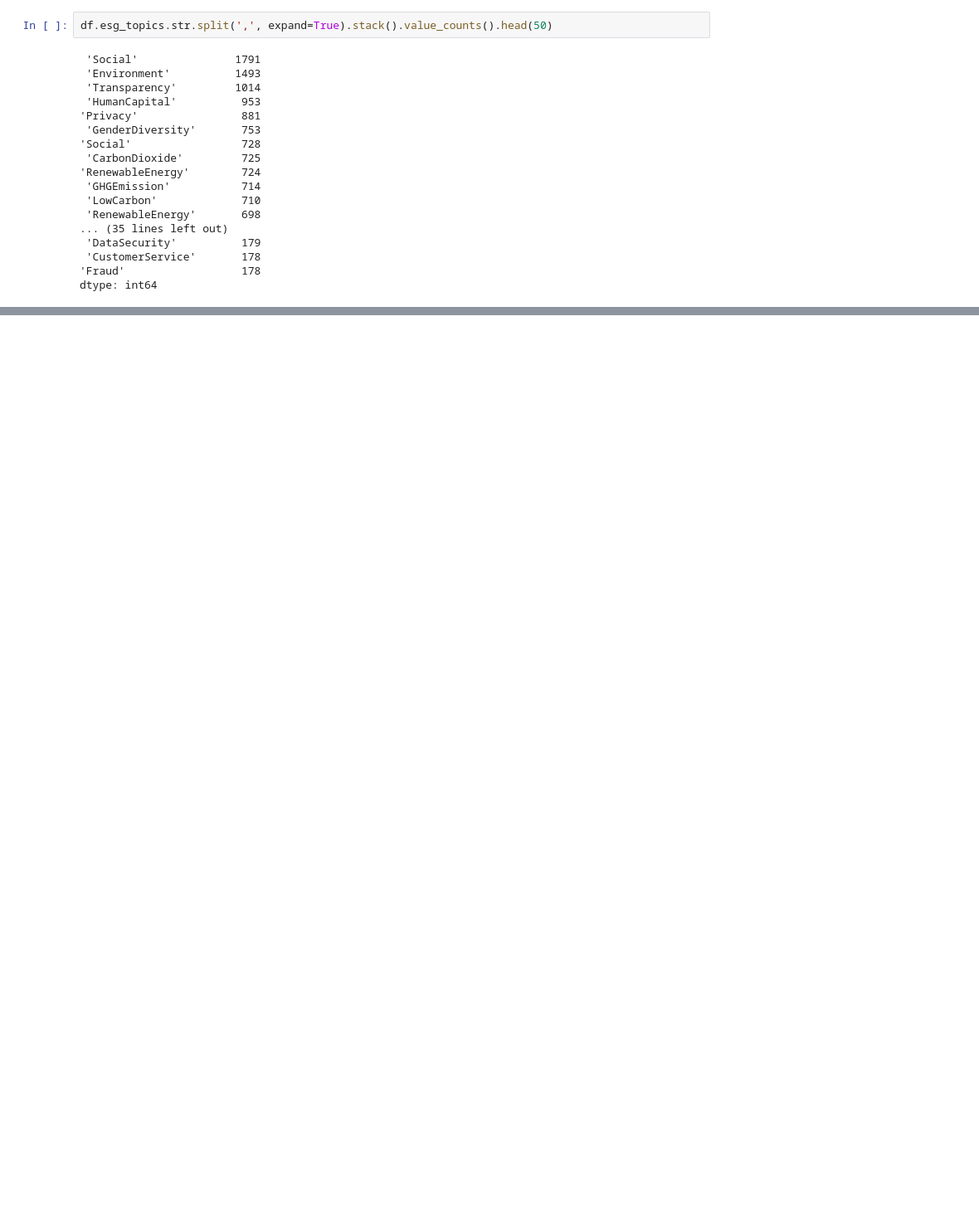
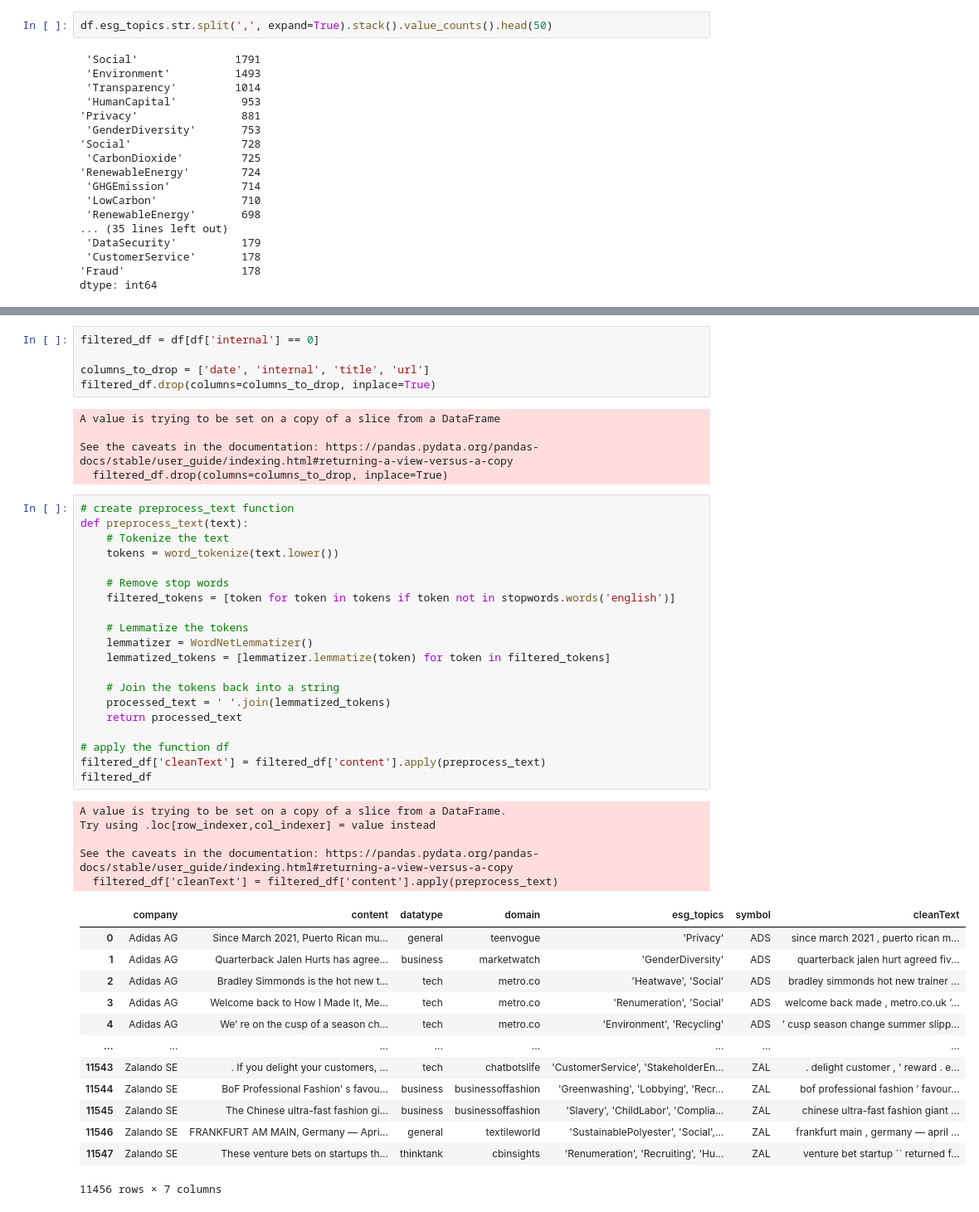
Before and after one commit to GeraldL19/Final-Year-Project-2024, a Jupyter notebook: DAX_trial_23_10_07.ipynb, the cells around one changed output, grey strips where cells are left out. Shown: that part at 83% size. Cells and saved outputs as stored; diff of their text form; blank space fills up the shorter version.

```diff
--- a/DAX_trial_23_10_07.ipynb
+++ b/DAX_trial_23_10_07.ipynb
@@ -128,0 +154,49 @@ dtype: int64
+# %%
+filtered_df = df[df['internal'] == 0]
+
+columns_to_drop = ['date', 'internal', 'title', 'url']
+filtered_df.drop(columns=columns_to_drop, inplace=True)
+# %% [output]
+A value is trying to be set on a copy of a slice from a DataFrame
+
+See the caveats in the documentation: https://pandas.pydata.org/pandas-docs/stable/user_guide/indexing.html#returning-a-view-versus-a-copy
+  filtered_df.drop(columns=columns_to_drop, inplace=True)
+# %%
+# create preprocess_text function
+def preprocess_text(text):
+    # Tokenize the text
+    tokens = word_tokenize(text.lower())
+
+    # Remove stop words
+    filtered_tokens = [token for token in tokens if token not in stopwords.words('english')]
+
+    # Lemmatize the tokens
+    lemmatizer = WordNetLemmatizer()
+    lemmatized_tokens = [lemmatizer.lemmatize(token) for token in filtered_tokens]
+
+    # Join the tokens back into a string
+    processed_text = ' '.join(lemmatized_tokens)
+    return processed_text
+
+# apply the function df
+filtered_df['cleanText'] = filtered_df['content'].apply(preprocess_text)
+filtered_df
+# %% [output]
+A value is trying to be set on a copy of a slice from a DataFrame.
+Try using .loc[row_indexer,col_indexer] = value instead
+
+See the caveats in the documentation: https://pandas.pydata.org/pandas-docs/stable/user_guide/indexing.html#returning-a-view-versus-a-copy
+  filtered_df['cleanText'] = filtered_df['content'].apply(preprocess_text)
+|  | company | content | datatype | domain | esg_topics | symbol | cleanText |
+| 0 | Adidas AG | Since March 2021, Puerto Rican mu... | general | teenvogue | 'Privacy' | ADS | since march 2021 , puerto rican m... |
+| 1 | Adidas AG | Quarterback Jalen Hurts has agree... | business | marketwatch | 'GenderDiversity' | ADS | quarterback jalen hurt agreed fiv... |
+| 2 | Adidas AG | Bradley Simmonds is the hot new t... | tech | metro.co | 'Heatwave', 'Social' | ADS | bradley simmonds hot new trainer ... |
+| 3 | Adidas AG | Welcome back to How I Made It, Me... | tech | metro.co | 'Renumeration', 'Social' | ADS | welcome back made , metro.co.uk ’... |
+| 4 | Adidas AG | We’ re on the cusp of a season ch... | tech | metro.co | 'Environment', 'Recycling' | ADS | ’ cusp season change summer slipp... |
+| ... | ... | ... | ... | ... | ... | ... | ... |
+| 11543 | Zalando SE | . If you delight your customers, ... | tech | chatbotslife | 'CustomerService', 'StakeholderEn... | ZAL | . delight customer , ’ reward . e... |
+| 11544 | Zalando SE | BoF Professional Fashion’ s favou... | business | businessoffashion | 'Greenwashing', 'Lobbying', 'Recr... | ZAL | bof professional fashion ’ favour... |
+| 11545 | Zalando SE | The Chinese ultra-fast fashion gi... | business | businessoffashion | 'Slavery', 'ChildLabor', 'Complia... | ZAL | chinese ultra-fast fashion giant ... |
+| 11546 | Zalando SE | FRANKFURT AM MAIN, Germany — Apri... | general | textileworld | 'SustainablePolyester', 'Social',... | ZAL | frankfurt main , germany — april ... |
+| 11547 | Zalando SE | These venture bets on startups th... | thinktank | cbinsights | 'Renumeration', 'Recruiting', 'Hu... | ZAL | venture bet startup `` returned f... |
+11456 rows × 7 columns
```
Also changed, not shown: parts of 16 cells of this notebook.
